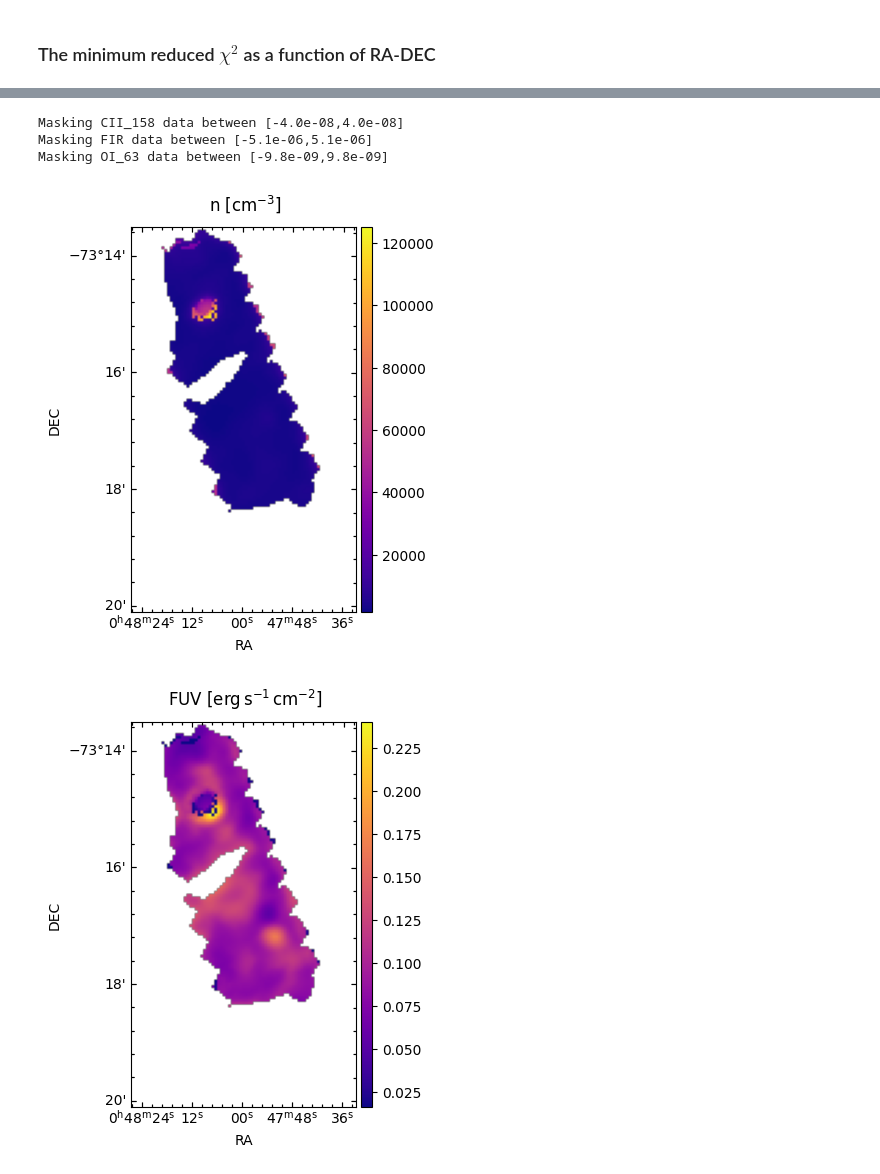
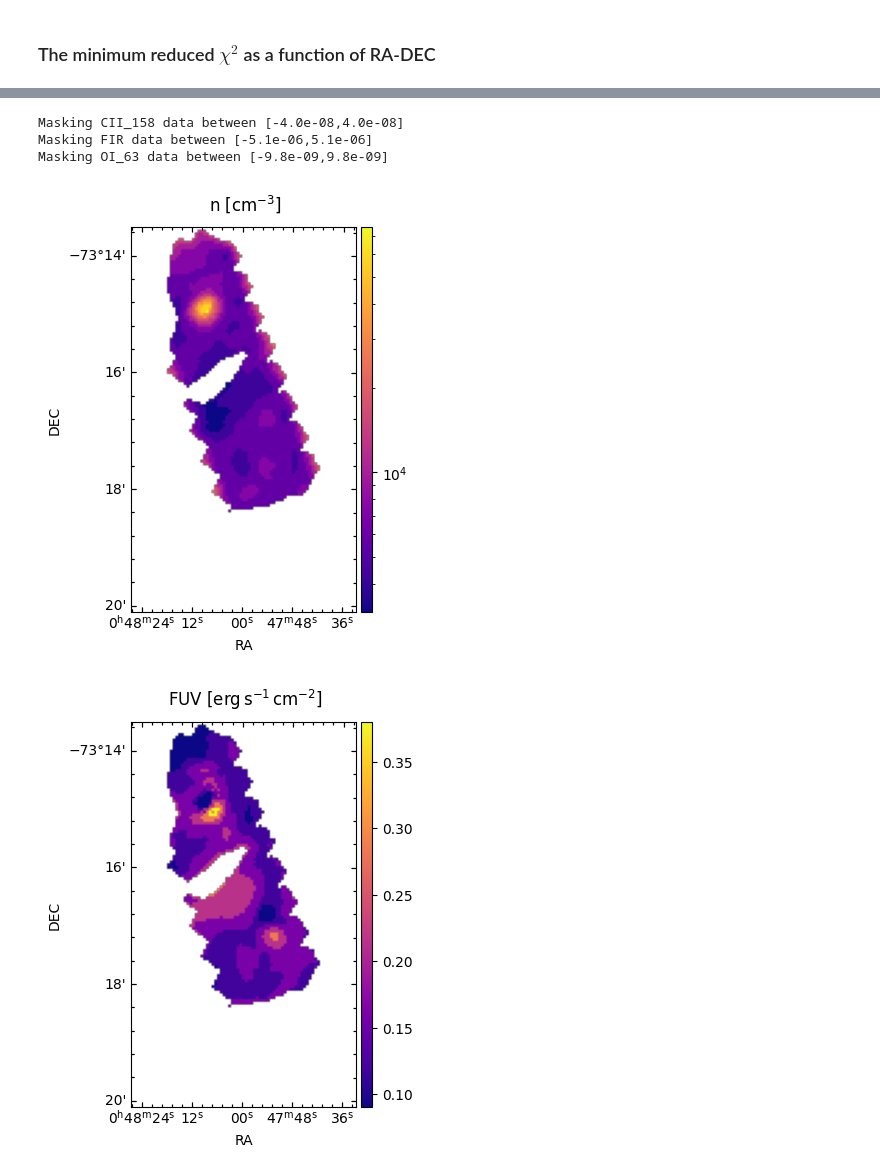
Before and after one commit to mpound/pdrtpy-nb, a Jupyter notebook: notebooks/PDRT_Example_Make_n_G0_maps.ipynb, the cells around one changed output, grey strips where cells are left out. Drawn from its saved outputs; the diff is of its cells as text; code cells hidden in the pictures.

```diff
--- a/notebooks/PDRT_Example_Make_n_G0_maps.ipynb
+++ b/notebooks/PDRT_Example_Make_n_G0_maps.ipynb
@@ -54,5 +78,5 @@ Here we will use the Small Magellanic Cloud models that have Z=0.1 rather than t
 # %%
-smcmod = ModelSet("smc",z=0.1)
+smcmod = ModelSet("smc",z=0.2)
 p = LineRatioFit(modelset=smcmod,measurements=[cii_meas,FIR_meas,oi_meas])
 smcmod.table
 # %% [output]
@@ -69,5 +106,5 @@ This will fit all points in the map that aren't masked. The default behavior is
 # %%
-p.run(mask=None)
+p.run(joint_fit='fast')
 # %% [markdown]
 ### The results are stored in member variables as Measurements.
 In this case they are two-dimensional maps with NaN in the blank pixels.
@@ -73,0 +165,5 @@ In this case they are two-dimensional maps with NaN in the blank pixels.
+# %%
+p.run(radiation_field_range=[10*utils.habing_unit,None],
+      density_range=[10,1E6]/(u.cm*u.cm*u.cm),
+      workers=6
+     )
@@ -132,10 +220,11 @@ This example sets a data mask by computing the standard deviation of the data us
 # %%
-p.run(mask=['mad',1.0])
-plot.density()
-plot.radiation_field(units="erg s-1 cm-2")
+p.run(mask=['mad',1.0],radiation_field_range=[50*utils.habing_unit,None],
+      density_range=[10,1E6]/(u.cm*u.cm*u.cm), joint_fit='fast')
+plot.density(norm='log')
+plot.radiation_field(units="erg s-1 cm-2",norm='simple')
 # %% [output]
 Masking CII_158 data between [-4.0e-08,4.0e-08]
 Masking FIR data between [-5.1e-06,5.1e-06]
 Masking OI_63 data between [-9.8e-09,9.8e-09]
-[figure, old version]
+[figure, new version]
-[figure, old version]
+[figure, new version]
```
Also changed, not shown: parts of 39 cells of this notebook.
